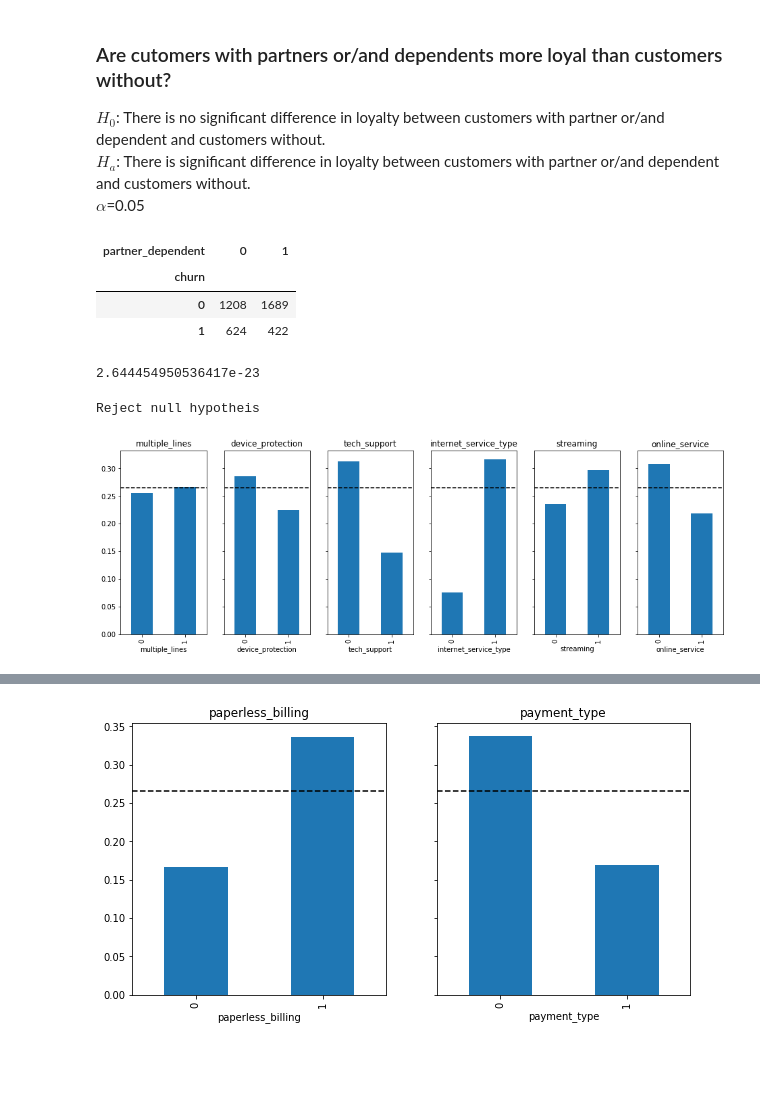
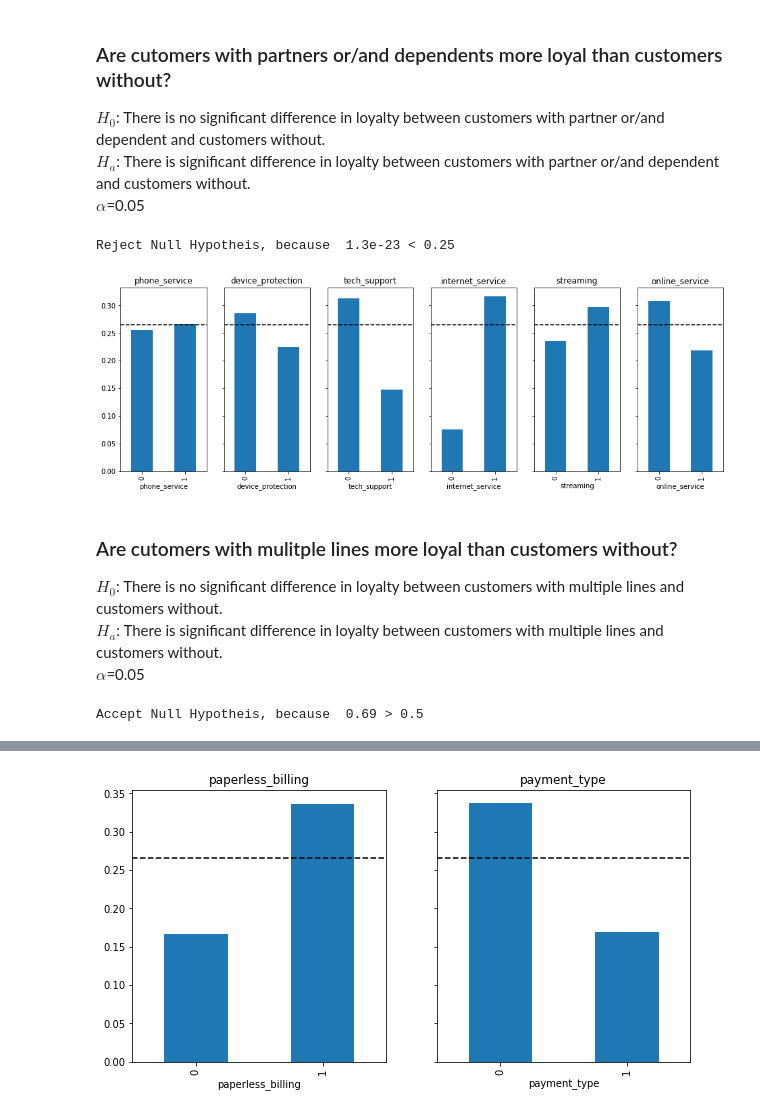
Before and after one commit to Yongliang-Shi/classification-project, a Jupyter notebook: report.ipynb, the cells around one changed output, grey strips where cells are left out. Saved outputs shown, nothing was run; the diff lists cells and outputs as text; code cells hidden in the pictures; blank space fills up the shorter version.

```diff
--- a/report.ipynb
+++ b/report.ipynb
@@ -292,5 +319,5 @@ train.columns.tolist()
 # %%
-features_1 = ['senior_citizen', 'partner_dependent', 'Male']
+features_1 = ['senior_citizen', 'partner_dependent', 'male']
 
 n_features = len(features_1)
 
@@ -308,37 +363,41 @@ for i, feature in enumerate(features_1):
 $H_0$: There is no significant difference in loyalty between customers with partner or/and dependent and customers without.<br>
 $H_a$: There is significant difference in loyalty between customers with partner or/and dependent and customers without.<br>
 $\alpha$=0.05
-# %%
-contigency_table = pd.crosstab(train.churn, train.partner_dependent)
-contigency_table
-# %% [output]
-| partner_dependent | 0 | 1 |
-| churn |  |  |
-| 0 | 1208 | 1689 |
-| 1 | 624 | 422 |
-# %%
-chi2, p, degf, expected = stats.chi2_contingency(contigency_table)
-p
-# %% [output]
-2.644454950536417e-23
-# %%
-if p/2 < 0.25:
-    print('Reject null hypotheis')
-elif p/2 > 0.25:
-    print('Accept null hypotheis')
-# %% [output]
-Reject null hypotheis
+# %%
+contigency_table = pd.crosstab(train.churn, train.partner_dependent)
+chi2, p, degf, expected = stats.chi2_contingency(contigency_table)
+if p/2 < 0.25:
+    print(f'Reject Null Hypotheis, because {p/2: .2} < 0.25')
+elif p/2 > 0.25:
+    print(f'Accept Null Hypotheis, because {p/2: .2} > 0.25')
+# %% [output]
+Reject Null Hypotheis, because  1.3e-23 < 0.25
 # %%
-features_2 = ['multiple_lines', 'device_protection', 'tech_support',
-              'internet_service_type', 'streaming', 'online_service']
+features_2 = ['phone_service', 'device_protection', 'tech_support',
+              'internet_service', 'streaming', 'online_service']
 
 n_features = len(features_2)
 
 fig, axs = plt.subplots(1, n_features, figsize=(16,5),sharey=True)
 
 for i, feature in enumerate(features_2):
     train.groupby(feature).churn.mean().plot.bar(ax=axs[i])
     axs[i].set(title=feature)
     axs[i].hlines(churn_rate, *axs[i].get_xlim(), ls='--')
 # %% [output]
-[figure, old version]
+[figure, new version]
+# %% [markdown]
+### Are cutomers with mulitple lines more loyal than customers without?
+
+$H_0$: There is no significant difference in loyalty between customers with multiple lines and customers without.<br>
+$H_a$: There is significant difference in loyalty between customers with multiple lines and customers without.<br>
+$\alpha$=0.05
+# %%
+contigency_table = pd.crosstab(train.churn, train.phone_service)
+chi2, p, degf, expected = stats.chi2_contingency(contigency_table)
+if p < 0.5:
+    print(f'Reject Null Hypotheis, because {p: .2} < 0.5')
+elif p > 0.5:
+    print(f'Accept Null Hypotheis, because {p: .2} > 0.5')
+# %% [output]
+Accept Null Hypotheis, because  0.69 > 0.5
```
Also changed, not shown: parts of 63 cells of this notebook.
